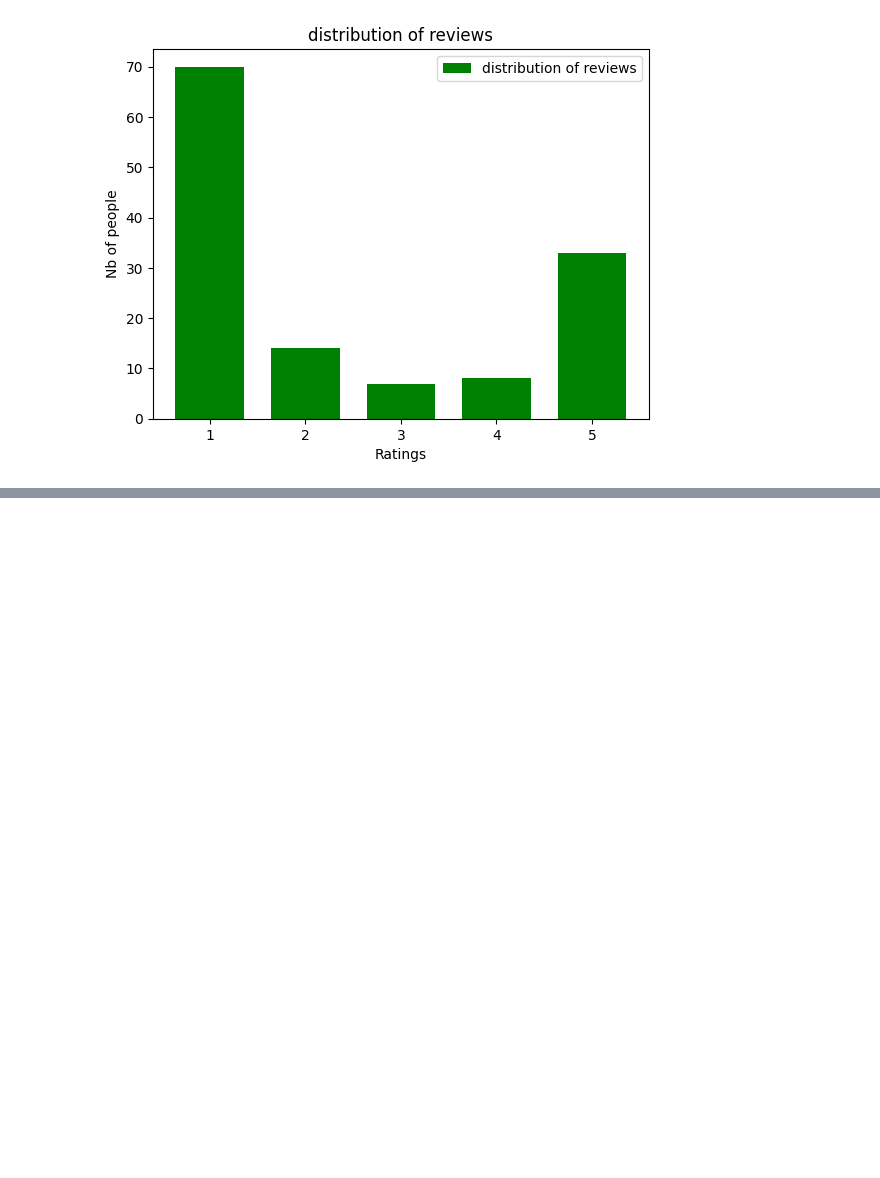
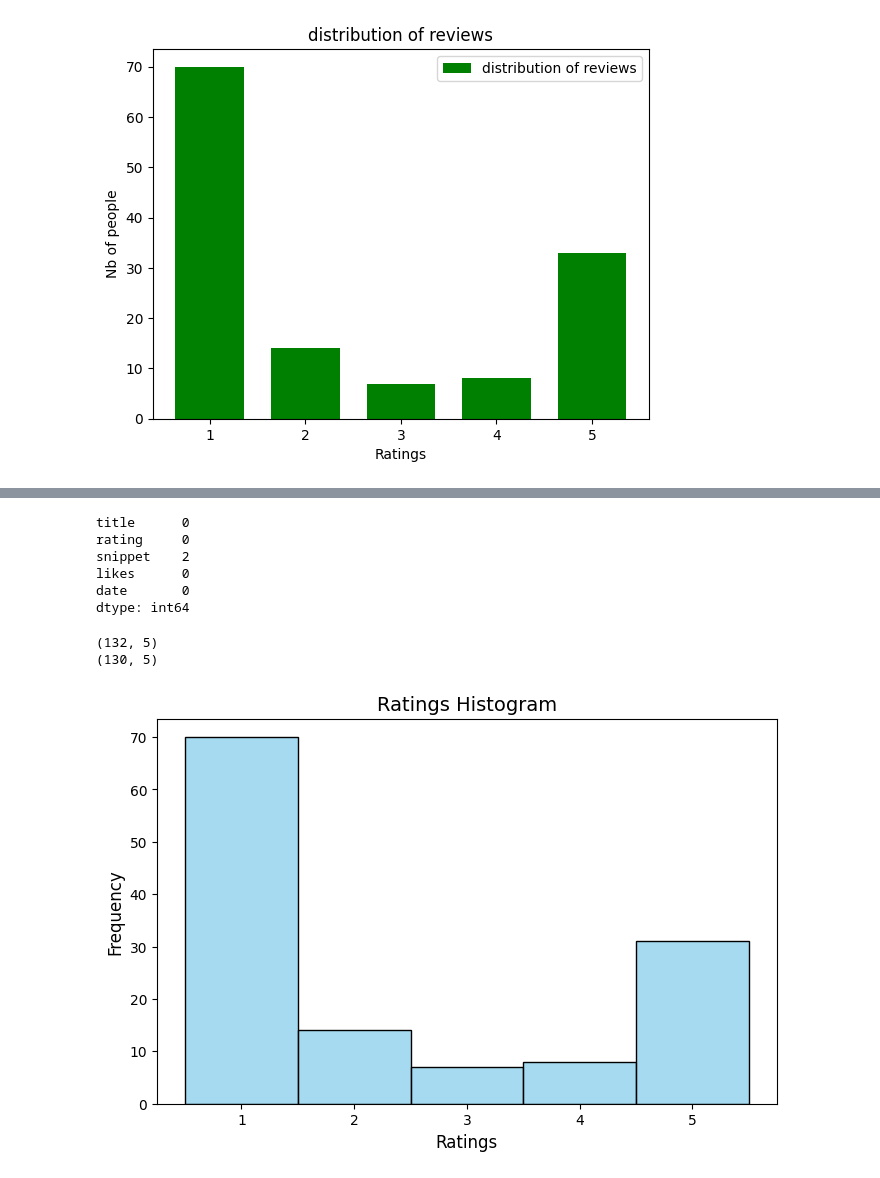
Before and after one commit to shamss778/Sentiment-Analysis-On-Dabchy-Reviews, a Jupyter notebook: explore.ipynb, the cells around one changed output, grey strips where cells are left out. Cells and saved outputs as stored; diff of their text form; code cells hidden in the pictures; blank space fills up the shorter version.

```diff
--- a/explore.ipynb
+++ b/explore.ipynb
@@ -36,0 +53,30 @@ plt.show()
+# %%
+df.isnull().sum()
+# %% [output]
+title      0
+rating     0
+snippet    2
+likes      0
+date       0
+dtype: int64
+# %%
+print(df.shape)
+# print(df)
+df_cleaned = df.dropna(axis=0)
+print(df_cleaned.shape)
+# %% [output]
+(132, 5)
+(130, 5)
+# %%
+df_cleaned['rating'].describe()
+df = df_cleaned
+# %%
+rating_counts = df['rating'].value_counts().sort_index()
+plt.figure(figsize=(8, 5))
+sns.histplot(df['rating'], kde=False, color="skyblue", discrete=True)
+plt.title("Ratings Histogram", fontsize=14)
+plt.xlabel("Ratings", fontsize=12)
+plt.ylabel("Frequency", fontsize=12)
+plt.show()
+# %% [output]
+[figure, added]
```
Also changed, not shown: parts of 5 cells of this notebook, 3 other files.
